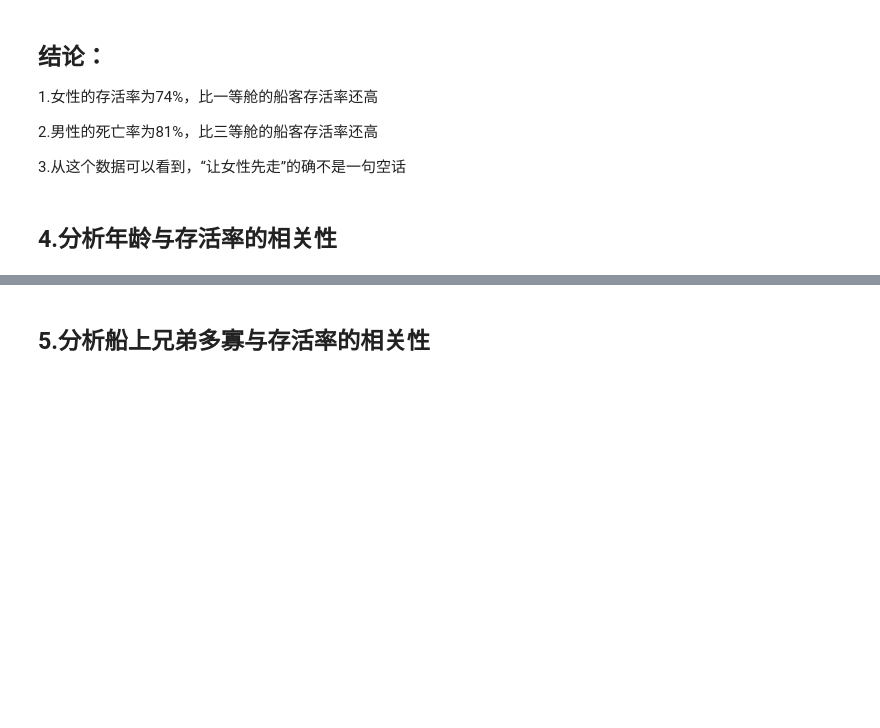
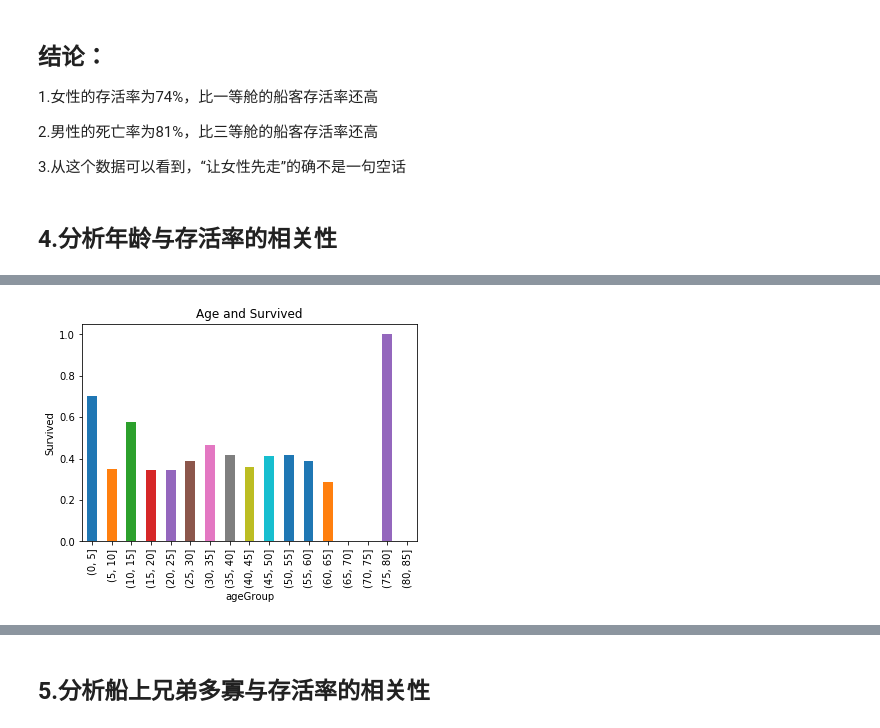
Before and after one commit to hjh399/data-analysis, a Jupyter notebook: project/titanic-data.ipynb, the cells around one changed output, grey strips where cells are left out. Cells and saved outputs as stored; diff of their text form; code cells hidden in the pictures; blank space fills up the shorter version.

```diff
--- a/project/titanic-data.ipynb
+++ b/project/titanic-data.ipynb
@@ -142,0 +163,7 @@ age_pcts[1].plot(figsize=(15, 8))
+# %%
+trip_data.groupby(['ageGroup'])['Survived'].mean().plot(kind = 'bar')
+plt.title("Age and Survived")
+plt.ylabel('Survived')
+plt.show()
+# %% [output]
+[figure, added]
```
Also changed, not shown: parts of 21 cells of this notebook.
